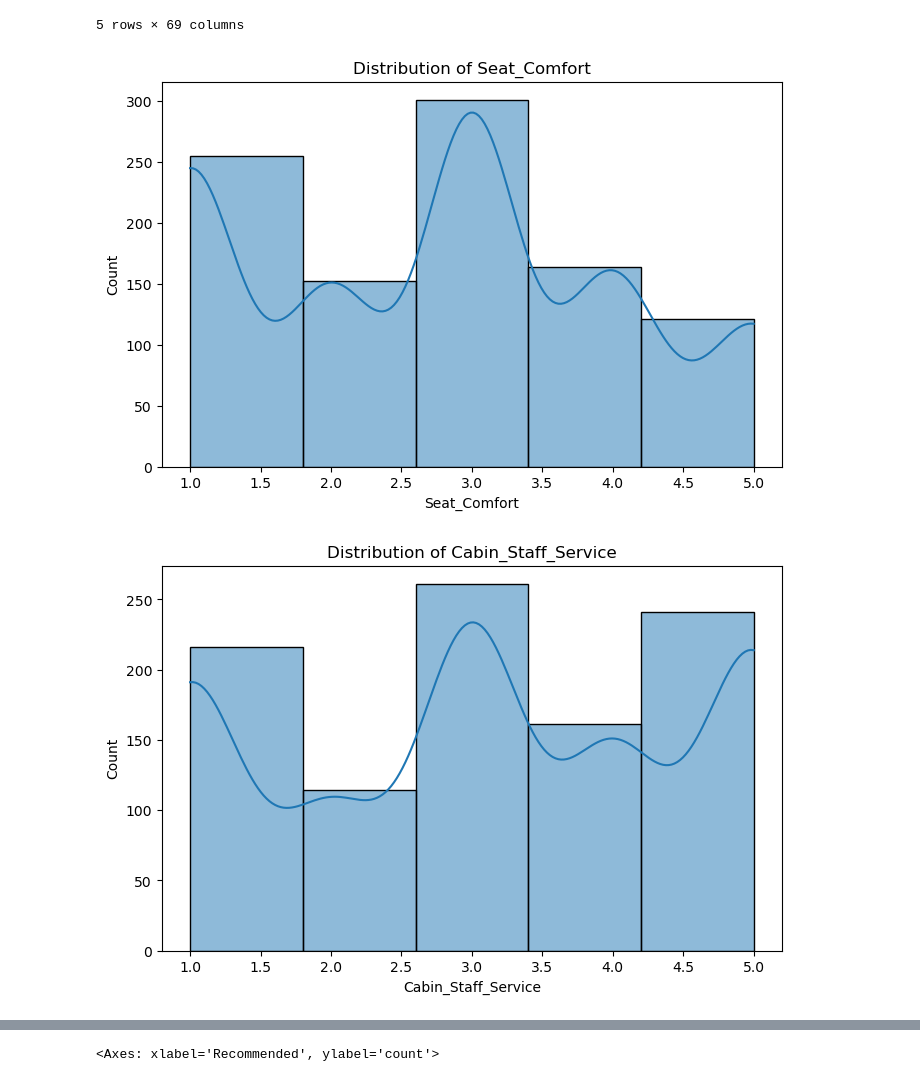
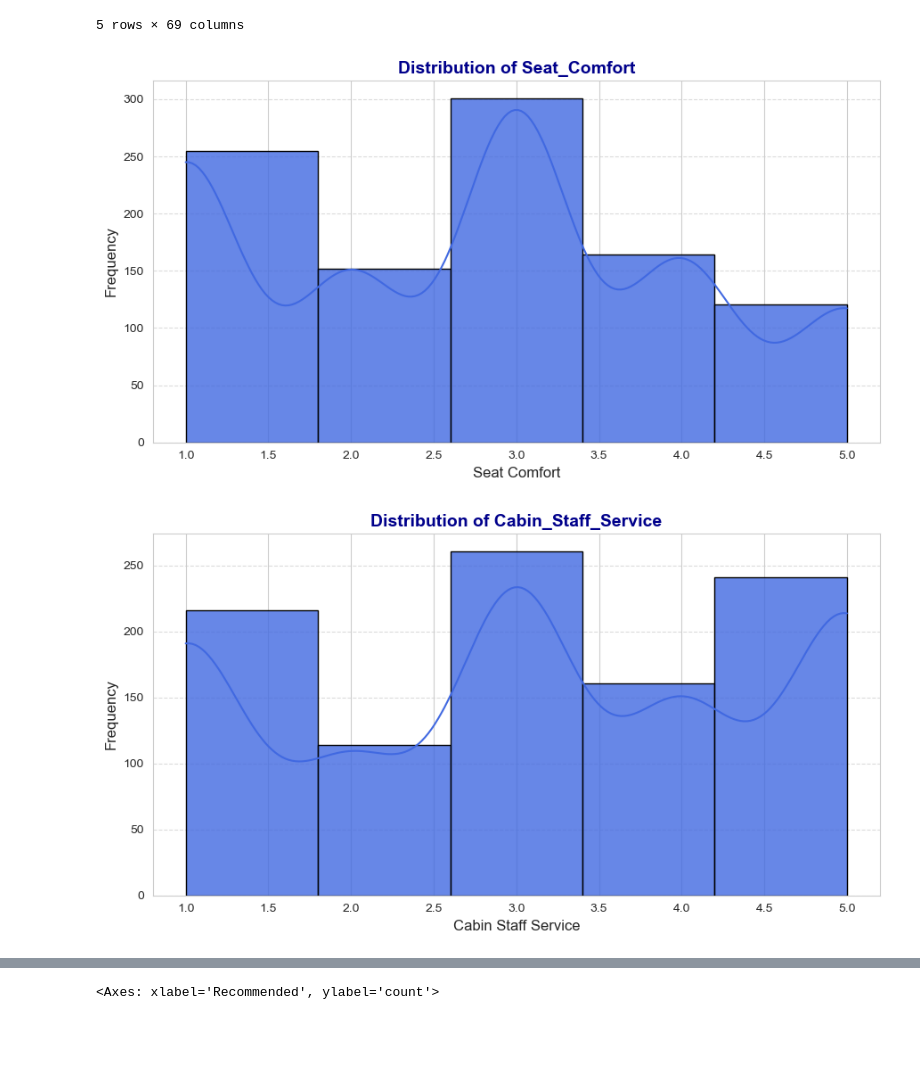
Before and after one commit to Aabhas2/BA_Analysis, a Jupyter notebook: BA_analysis.ipynb, the cells around one changed output, grey strips where cells are left out. Cells and saved outputs as stored; diff of their text form; code cells hidden in the pictures; blank space fills up the shorter version.

```diff
--- a/BA_analysis.ipynb
+++ b/BA_analysis.ipynb
@@ -584,12 +593,23 @@ plt.show()
 # %%
 df_filtered = df[df['Seat_Type'].isin(['Economy Class','Business Class'])]
+sns.set_style('whitegrid')
+plt.figure(figsize=(8,5))
+sns.boxplot(
+    x = 'Seat_Type',
+    y = 'overall_rating',
+    data = df_filtered,
+    hue='Seat_Type',
+    palette='Set2',
+    width=0.5,
+    linewidth=2,
+    showmeans=True,
+    meanprops = {'marker':'o','markerfacecolor':'black','markeredgecolor':'white','markersize':'8'}
+)
 
-plt.figure(figsize=(8,5))
-sns.boxplot(x='Seat_Type',y='overall_rating',data=df_filtered,palette='coolwarm')
-plt.xlabel('Seat Type')
-plt.ylabel('Overall Rating')
-plt.title("Comparision of Satisfaction: Economy vs Business Class")
-plt.grid()
+plt.xlabel('Seat Type',fontsize=14,fontweight='bold')
+plt.ylabel('Overall Rating',fontsize=14,fontweight='bold')
+plt.title("Comparision of Satisfaction: Economy vs Business Class",fontsize=16,fontweight='bold')
+plt.grid(axis='y',linestyle='--',alpha=0.7)
 plt.show()
 
 avg_ratings = df_filtered.groupby('Seat_Type')['overall_rating'].mean()
@@ -701,12 +728,19 @@ pd.crosstab(df['Type_of_Traveller'],df['Date_Flown'],normalize='columns')*100
 | Unknown | 0.0 | 0.0 | 0.0 | 0.000 | 0.000000 | 0.000000 | 0.000000 | ... |
 5 rows × 69 columns
 # %%
-cols = ['Seat_Comfort','Cabin_Staff_Service','Ground_Service','Value_For_Money']
+cols = ['Seat_Comfort', 'Cabin_Staff_Service', 'Ground_Service', 'Value_For_Money']
+
 for col in cols:
-    plt.figure(figsize=(8,5))
-    sns.histplot(df[col],bins=5, kde=True)
-    plt.title(f'Distribution of {col}')
+    plt.figure(figsize=(9,5))
+    sns.histplot(df[col], bins=5, kde=True, color='royalblue', edgecolor='black', alpha=0.8)
+
+    plt.title(f'Distribution of {col}', fontsize=14, fontweight='bold', color='darkblue')
+    plt.xlabel(col.replace('_', ' '), fontsize=12)
+    plt.ylabel("Frequency", fontsize=12)
+
+    plt.grid(axis='y', linestyle='--', alpha=0.7)
+    plt.tight_layout()  # Adjusts layout to prevent overlap
     plt.show()
 # %% [output]
-[figure, old version]
+[figure, new version]
-[figure, old version]
+[figure, new version]
```
Also changed, not shown: parts of 36 cells of this notebook.
